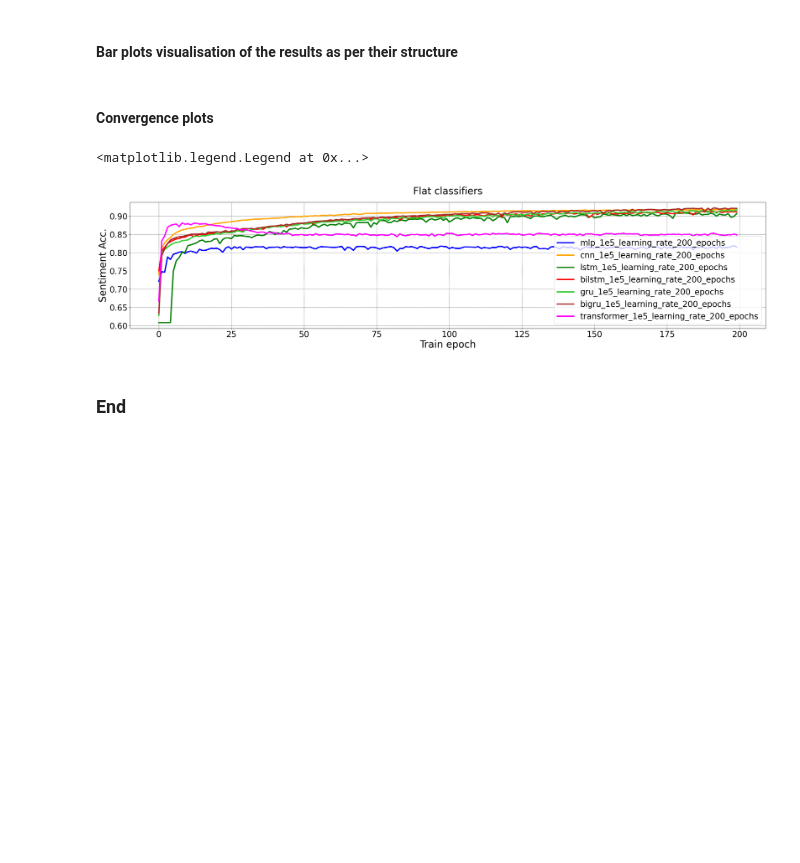
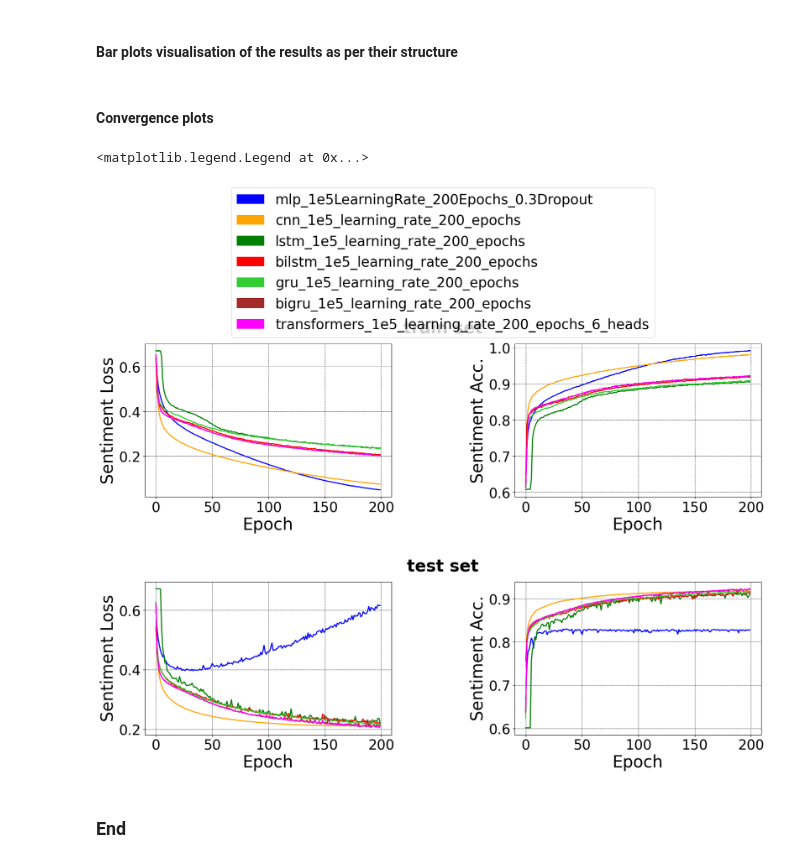
Before and after one commit to shashgpt/covid_19_twitter_SIGIR2024, a Jupyter notebook: analysis.ipynb, the cells around one changed output. Drawn from its saved outputs; the diff is of its cells as text; code cells hidden in the pictures; blank space fills up the shorter version.

```diff
--- a/analysis.ipynb
+++ b/analysis.ipynb
@@ -155,18 +179,26 @@ FLAT_CLASSIFIERS = [
 #              "bilstm",
 #              "gru",
 #              "bigru",
-# #             "transformer",
-# #             "transformer_higher_learning_rate",
-# #             "transformer_lower_learning_rate",
-# #             "transformer_1e6_learning_rate",
+#             "transformer",
+#             "transformer_higher_learning_rate",
+#             "transformer_lower_learning_rate",
+#             "transformer_1e6_learning_rate",
 #               "transformer_1e5_learning_rate_200_epochs"
-             "mlp_1e5_learning_rate_200_epochs",
+#              "mlp_1e5_learning_rate_200_epochs",
+#              "mlp_1e5_learning_rate_200_epochs_64_units",
+#              "mlp_1e5_learning_rate_200_epochs_32_units",
+#              "mlp_1e5_learning_rate_200_epochs_8_units",
+#              "mlp_1e5_learning_rate_200_epochs_hyptuning_on_val_loss_dropout",
+             "mlp_1e5LearningRate_200Epochs_0.3Dropout",
+#              "mlp_200Epochs_HyperparametersTuningOnValLoss",
              "cnn_1e5_learning_rate_200_epochs",
              "lstm_1e5_learning_rate_200_epochs",
              "bilstm_1e5_learning_rate_200_epochs",
              "gru_1e5_learning_rate_200_epochs",
              "bigru_1e5_learning_rate_200_epochs",
-             "transformer_1e5_learning_rate_200_epochs"
+#              "transformer_1e5_learning_rate_300_epochs"
+#              "transformers_1e5_learning_rate_200_epochs",
+             "transformers_1e5_learning_rate_200_epochs_6_heads"
              ]
 
 #baseline classifiers
@@ -292,6 +326,7 @@ PERCY score
 # %%
 ##### Convergence plots #####
 import matplotlib.pyplot as plt
+import matplotlib.patches as mpatches
 import pickle
 
 #Smoothening
@@ -311,43 +346,75 @@ params = {'figure.titlesize':30,
           'axes.labelsize': 30,
           'axes.titlesize':30,
           'xtick.labelsize': 25,
           'ytick.labelsize': 25,
           'axes.titlepad': 25,
           'axes.axisbelow': True}
 plt.rcParams.update(params)
 
 #Models
-fig_rmm, ax_rmm = plt.subplots(figsize=(35, 7))
-ax_rmm.grid(color = 'black', linestyle = '--', linewidth = 0.5)
+MODELS = FLAT_CLASSIFIERS
+# fig_legend, ax_legend = plt.subplots(figsize=(20,5))
+fig_train, ax_train = plt.subplots(1, 2, figsize=(20, 5), gridspec_kw={"wspace":0.5})
+fig_test, ax_test = plt.subplots(1, 2, figsize=(20, 5), gridspec_kw={"wspace":0.5})
+ax_train[0].grid(color = 'black', linestyle = '--', linewidth = 0.5)
+ax_train[1].grid(color = 'black', linestyle = '--', linewidth = 0.5)
+ax_test[0].grid(color = 'black', linestyle = '--', linewidth = 0.5)
+ax_test[1].grid(color = 'black', linestyle = '--', linewidth = 0.5)
+
 colors = ["blue", "orange", "green", "red", "limegreen", "brown", "magenta", "red", "limegreen", "brown", "magenta"]
-for index_2, model in enumerate(FLAT_CLASSIFIERS):
+legends = MODELS
+
+for index_2, model in enumerate(MODELS):
     color = colors[index_2]
     with open("flat_classifiers/assets/training_history/"+model+".pickle", 'rb') as handle:
         history = pickle.load(handle)
-    history['test_dataset_one_rule_accuracy_smoothed'] = smooth(history['test_dataset_one_rule_accuracy'])
-    ax_rmm.plot(history['test_dataset_one_rule_accuracy_smoothed'], color=color, linewidth=4, label=model)
-ax_rmm.set_title('Flat classifiers')
-ax_rmm.set_xlabel('Train epoch')
-ax_rmm.set_ylabel('Sentiment Acc.')
-ax_rmm.legend(loc="lower right")
+
+    history['train_dataset_loss_smoothed'] = smooth(history['loss'])
+    history['train_dataset_accuracy_smoothed'] = smooth(history['accuracy'])
+    history['test_dataset_loss_smoothed'] = smooth(history['test_dataset_loss'])
+    history['test_dataset_accuracy_smoothed'] = smooth(history['test_dataset_accuracy'])
+
+    ax_train[0].plot(history['train_dataset_loss_smoothed'], color=color, linewidth=2, label=model)
+    ax_train[1].plot(history['train_dataset_accuracy_smoothed'], color=color, linewidth=2, label=model)
+    ax_test[0].plot(history['test_dataset_loss_smoothed'], color=color, linewidth=2, label=model)
+    ax_test[1].plot(history['test_dataset_accuracy_smoothed'], color=color, linewidth=2, label=model)
+
+
+fig_train.suptitle("train set", x=0.5, y=1.0, weight="bold")
+ax_train[0].set_xlabel('Epoch')
+ax_train[0].set_ylabel('Sentiment Loss')
+ax_train[1].set_xlabel('Epoch')
+ax_train[1].set_ylabel('Sentiment Acc.')
+
+fig_test.suptitle("test set", x=0.5, y=1.0, weight="bold")
+ax_test[0].set_xlabel('Epoch')
+ax_test[0].set_ylabel('Sentiment Loss')
+ax_test[1].set_xlabel('Epoch')
+ax_test[1].set_ylabel('Sentiment Acc.')
+
+recs = []
+for i in range(len(colors)):
+    recs.append(mpatches.Rectangle((0,0), 1, 1, fc=colors[i]))
+fig_train.legend(recs, legends, loc='upper center', ncol=len(legends)/4, bbox_to_anchor=(0.5, 1.7))
 
 # #RMM configurations
 # fig_rmm, ax_rmm = plt.subplots(figsize=(35, 7))
 # ax_rmm.grid(color = 'black', linestyle = '--', linewidth = 0.5)
 # for index, model in enumerate(FLAT_CLASSIFIERS):
 #     colors = ["blue", "orange", "green", "red", "limegreen", "brown", "magenta", "grey"]
 #     for index_2, model in enumerate(mask_model):
 #         color = colors[index_2]
 #         with open("mask_model/assets/training_history/"+model+".pickle", 'rb') as handle:
 #             history = pickle.load(handle)
 #         history['test_dataset_one_rule_mask_accuracy_smoothed'] = smooth(history['test_dataset_one_rule_mask_accuracy'])
 #         ax_rmm.plot(history['test_dataset_one_rule_mask_accuracy_smoothed'], color=color, linewidth=4)
 # ax_rmm.set_title('RMM classifiers')
 # ax_rmm.set_xlabel('Train epoch')
 # ax_rmm.set_ylabel('Rule-mask Acc.')
 # %% [output]
 <matplotlib.legend.Legend at 0x...>
-[figure, old version]
+[figure, new version]
+[figure, added]
 # %% [markdown]
 ### End ###
 # %%
```
Also changed, not shown: parts of 26 cells of this notebook, 18 other files.
